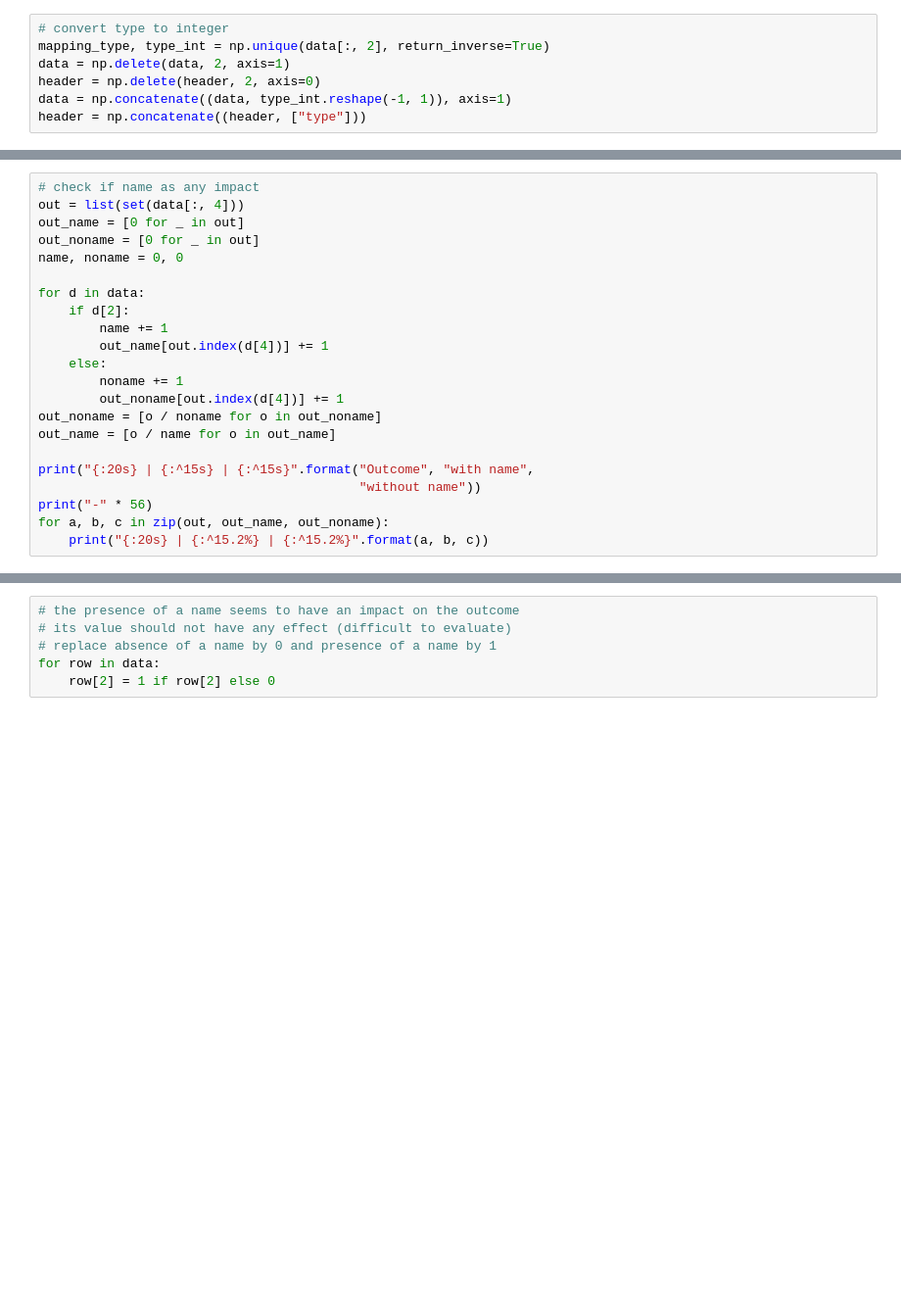
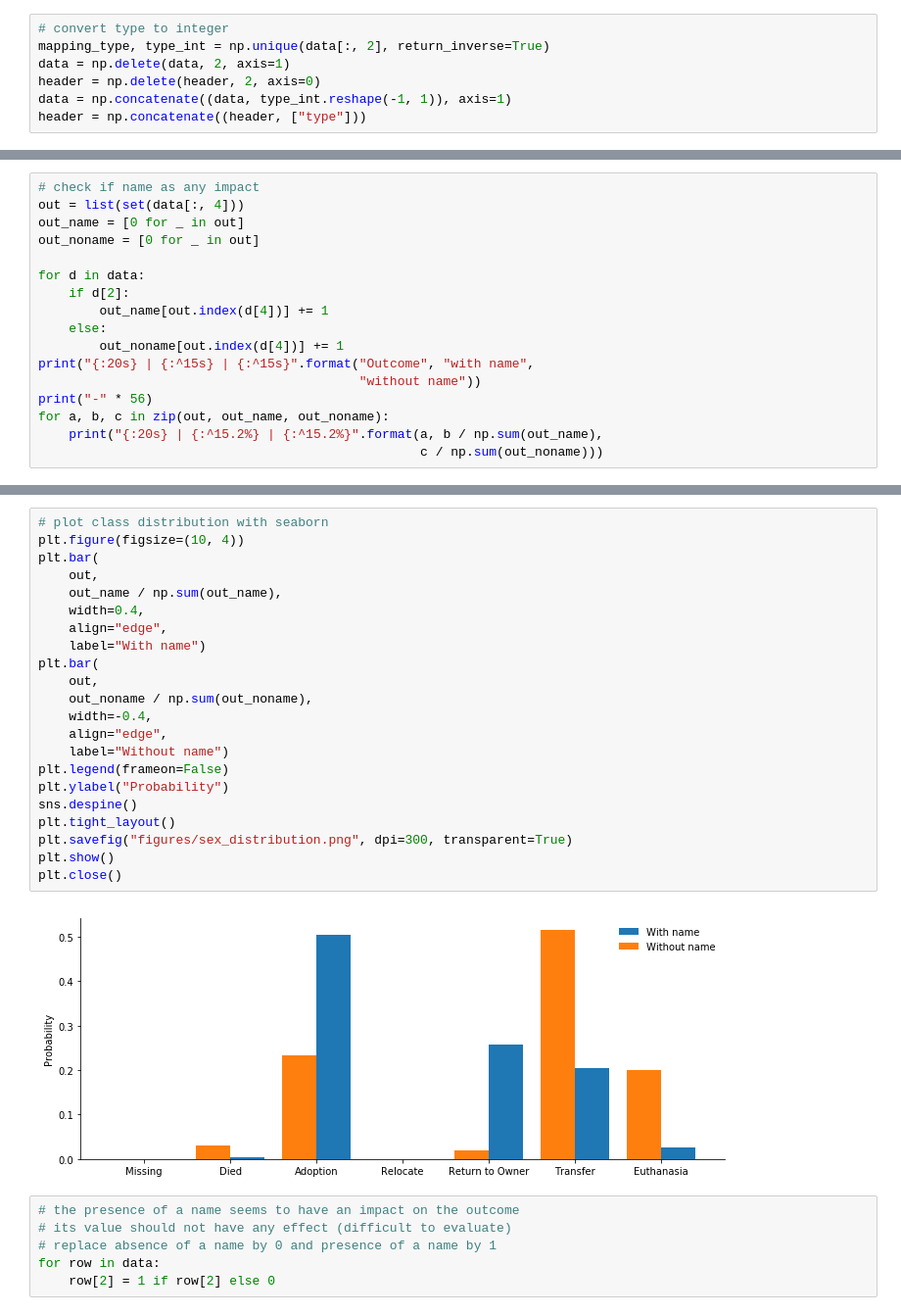
Before and after one commit to qfournier/IND6212_2019, a Jupyter notebook: notebook.ipynb, the cells around one changed output, grey strips where cells are left out. Shown at 98% size. Cells and saved outputs as stored; diff of their text form; blank space fills up the shorter version.

```diff
--- a/notebook.ipynb
+++ b/notebook.ipynb
@@ -164,20 +194,15 @@ print(mapping_type)
 out = list(set(data[:, 4]))
 out_name = [0 for _ in out]
 out_noname = [0 for _ in out]
-name, noname = 0, 0
 
 for d in data:
     if d[2]:
-        name += 1
         out_name[out.index(d[4])] += 1
     else:
-        noname += 1
         out_noname[out.index(d[4])] += 1
-out_noname = [o / noname for o in out_noname]
-out_name = [o / name for o in out_name]
-
 print("{:20s} | {:^15s} | {:^15s}".format("Outcome", "with name",
                                           "without name"))
 print("-" * 56)
 for a, b, c in zip(out, out_name, out_noname):
-    print("{:20s} | {:^15.2%} | {:^15.2%}".format(a, b, c))
+    print("{:20s} | {:^15.2%} | {:^15.2%}".format(a, b / np.sum(out_name),
+                                                  c / np.sum(out_noname)))
@@ -184,3 +219,27 @@ for a, b, c in zip(out, out_name, out_noname):
+# %%
+# plot class distribution with seaborn
+plt.figure(figsize=(10, 4))
+plt.bar(
+    out,
+    out_name / np.sum(out_name),
+    width=0.4,
+    align="edge",
+    label="With name")
+plt.bar(
+    out,
+    out_noname / np.sum(out_noname),
+    width=-0.4,
+    align="edge",
+    label="Without name")
+plt.legend(frameon=False)
+plt.ylabel("Probability")
+sns.despine()
+plt.tight_layout()
+plt.savefig("figures/sex_distribution.png", dpi=300, transparent=True)
+plt.show()
+plt.close()
+# %% [output]
+[figure, added]
 # %%
 # the presence of a name seems to have an impact on the outcome
 # its value should not have any effect (difficult to evaluate)
```
Also changed, not shown: parts of 38 cells of this notebook, 8 other files.
